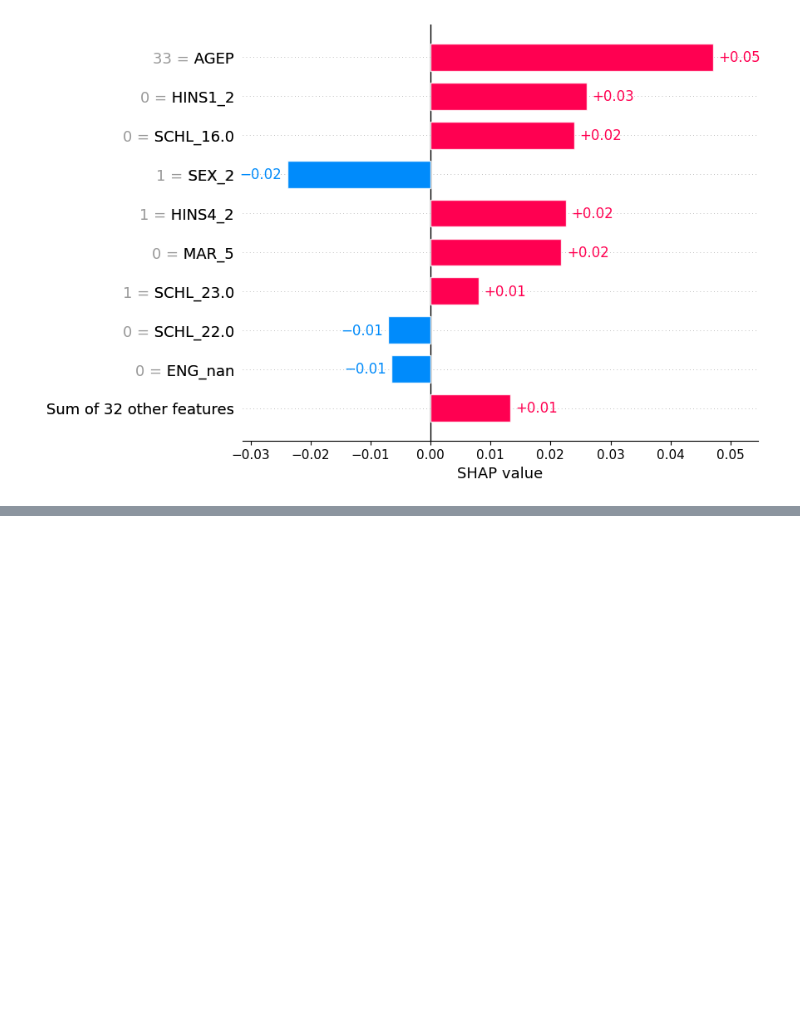
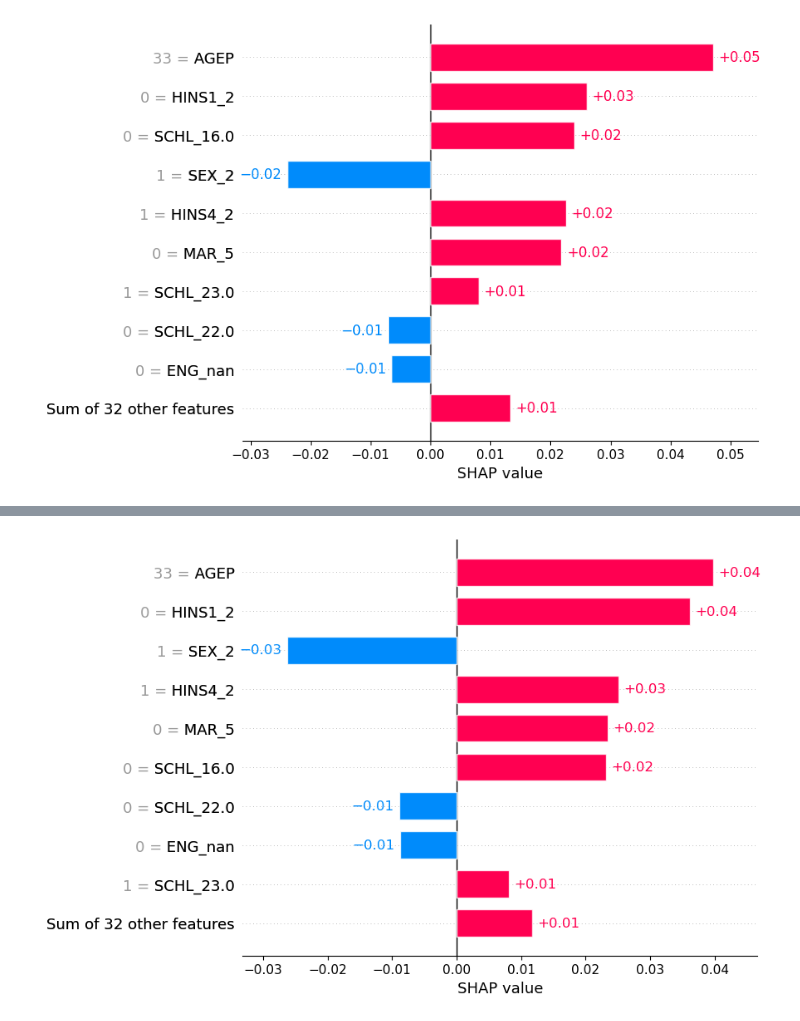
Before and after one commit to AlteaF/Algorithmic_Fairness_2025, a Jupyter notebook: AFAE2025-Assignment 1.ipynb, the cells around one changed output, grey strips where cells are left out. Saved outputs shown, nothing was run; the diff lists cells and outputs as text; code cells hidden in the pictures; blank space fills up the shorter version.

```diff
--- a/AFAE2025-Assignment 1.ipynb
+++ b/AFAE2025-Assignment 1.ipynb
@@ -510,0 +542,13 @@ shap.force_plot(explainer_tree.expected_value[1], shap_values_to_plot[44])
+# %%
+
+
+# Convert to SHAP Explanation object
+shap_exp = shap.Explanation(values=shap_vals[44],  # SHAP values for instance 44
+                            base_values=explainer_tree.expected_value,  # Base value for class
+                            data=X_test.iloc[44],  # Original feature values
+                            feature_names=X_test.columns)  # Feature names
+
+# Plot bar chart
+shap.plots.bar(shap_exp)
+# %% [output]
+[figure, added]
```
Also changed, not shown: parts of 25 cells of this notebook, 12 other files.
